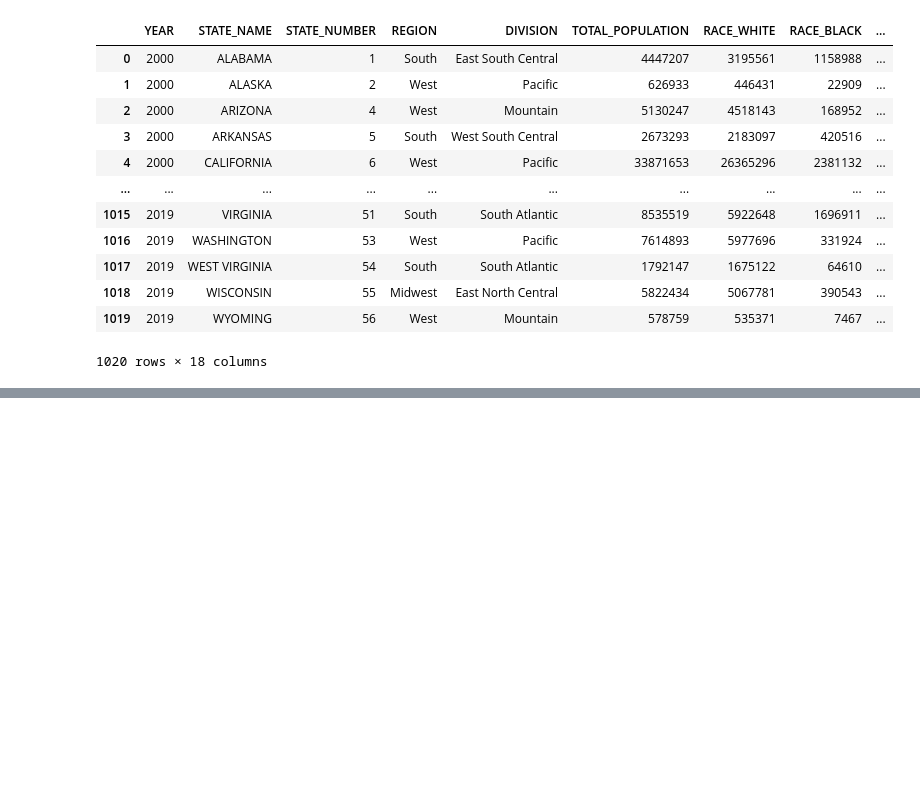
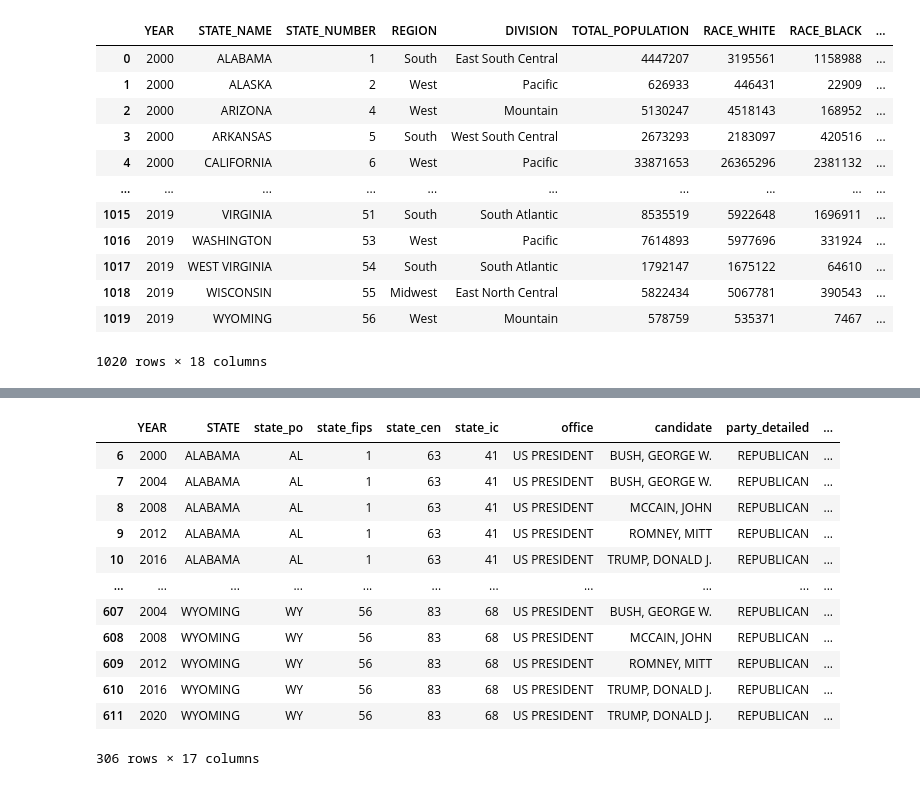
Before and after one commit to jipearson/blue-team, a Jupyter notebook: Model_with_data-Merging.ipynb, the cells around one changed output, grey strips where cells are left out. Cells and saved outputs as stored; diff of their text form; code cells hidden in the pictures; blank space fills up the shorter version.

```diff
--- a/Model_with_data-Merging.ipynb
+++ b/Model_with_data-Merging.ipynb
@@ -86,0 +215,17 @@ merged_df
+# %%
+df3 = df3[df3.YEAR >= 2000]
+df3
+# %% [output]
+|  | YEAR | STATE | state_po | state_fips | state_cen | state_ic | office | candidate | party_detailed | ... |
+| 6 | 2000 | ALABAMA | AL | 1 | 63 | 41 | US PRESIDENT | BUSH, GEORGE W. | REPUBLICAN | ... |
+| 7 | 2004 | ALABAMA | AL | 1 | 63 | 41 | US PRESIDENT | BUSH, GEORGE W. | REPUBLICAN | ... |
+| 8 | 2008 | ALABAMA | AL | 1 | 63 | 41 | US PRESIDENT | MCCAIN, JOHN | REPUBLICAN | ... |
+| 9 | 2012 | ALABAMA | AL | 1 | 63 | 41 | US PRESIDENT | ROMNEY, MITT | REPUBLICAN | ... |
+| 10 | 2016 | ALABAMA | AL | 1 | 63 | 41 | US PRESIDENT | TRUMP, DONALD J. | REPUBLICAN | ... |
+| ... | ... | ... | ... | ... | ... | ... | ... | ... | ... | ... |
+| 607 | 2004 | WYOMING | WY | 56 | 83 | 68 | US PRESIDENT | BUSH, GEORGE W. | REPUBLICAN | ... |
+| 608 | 2008 | WYOMING | WY | 56 | 83 | 68 | US PRESIDENT | MCCAIN, JOHN | REPUBLICAN | ... |
+| 609 | 2012 | WYOMING | WY | 56 | 83 | 68 | US PRESIDENT | ROMNEY, MITT | REPUBLICAN | ... |
+| 610 | 2016 | WYOMING | WY | 56 | 83 | 68 | US PRESIDENT | TRUMP, DONALD J. | REPUBLICAN | ... |
+| 611 | 2020 | WYOMING | WY | 56 | 83 | 68 | US PRESIDENT | TRUMP, DONALD J. | REPUBLICAN | ... |
+306 rows × 17 columns
```
Also changed, not shown: parts of 21 cells of this notebook.
